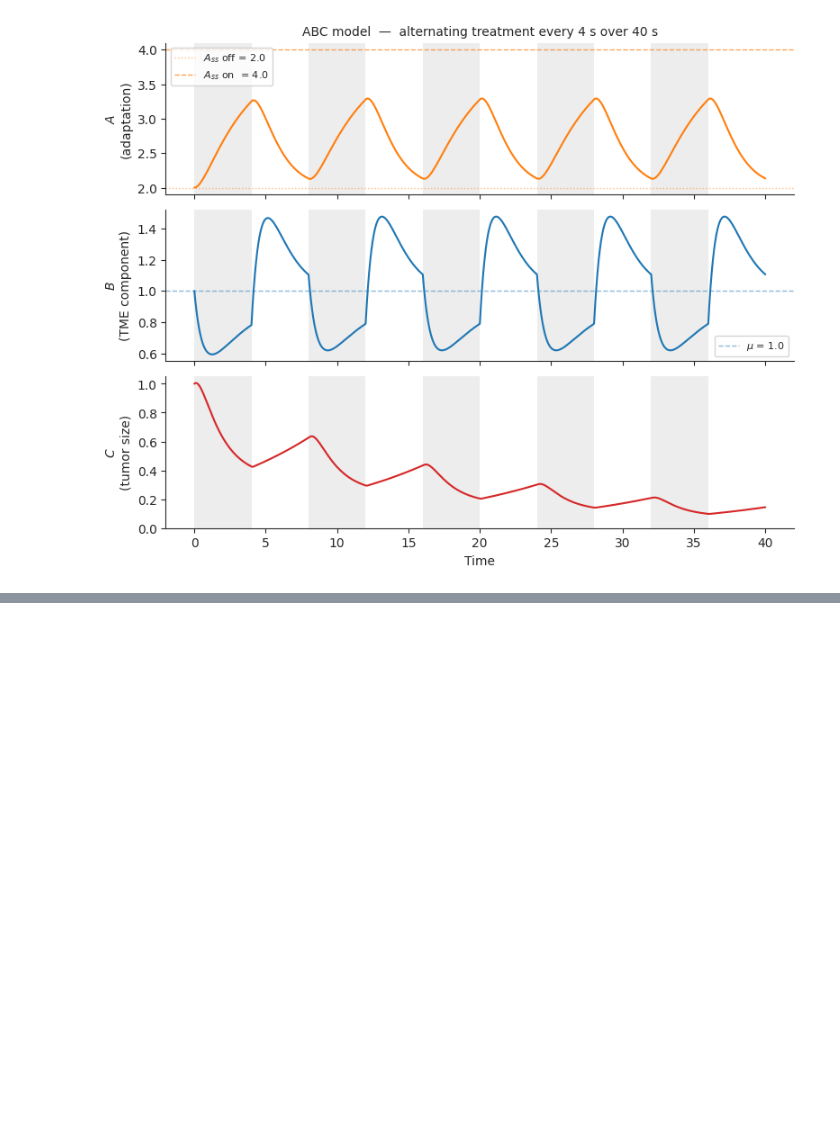
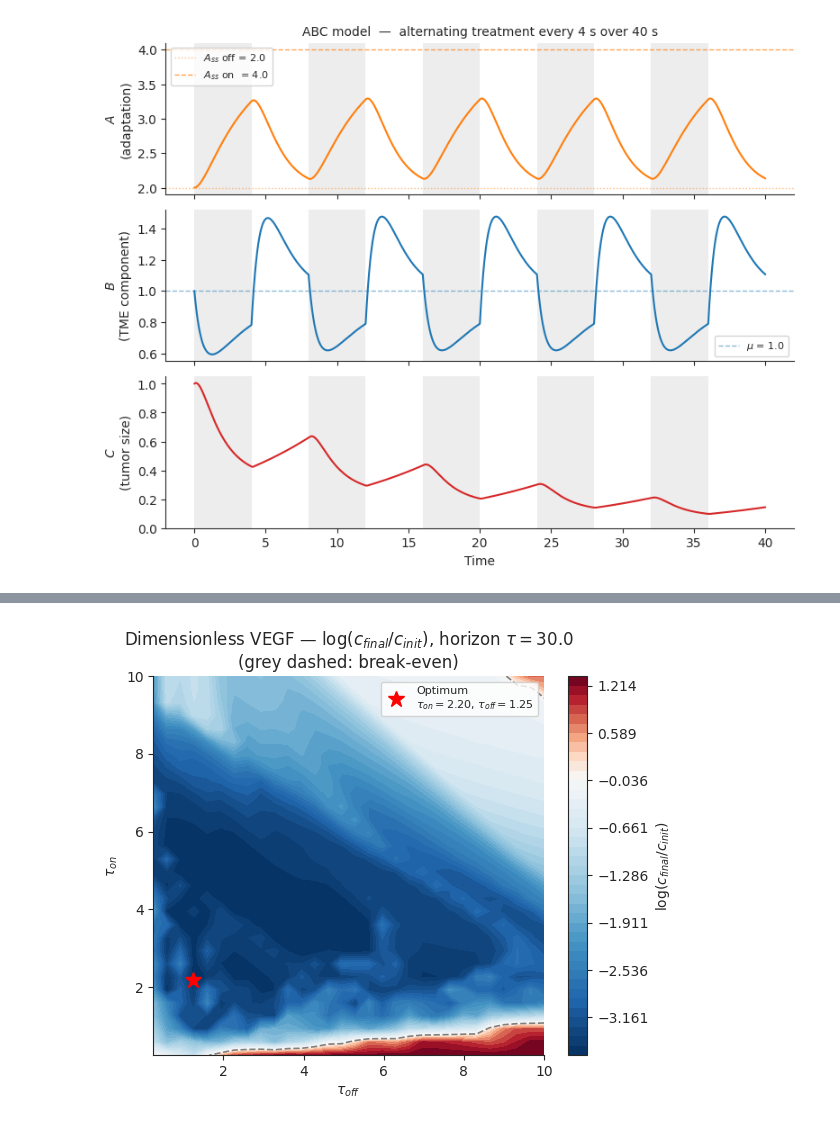
Before and after one commit to Liamir/autodiff-control, a Jupyter notebook: notebooks/abc_model.ipynb, the cells around one changed output, grey strips where cells are left out. Cells and saved outputs as stored; diff of their text form; code cells hidden in the pictures; blank space fills up the shorter version.

```diff
--- a/notebooks/abc_model.ipynb
+++ b/notebooks/abc_model.ipynb
@@ -1388,0 +898,94 @@ Total Shrinkage Integral per Cycle: 1.6567
+# %%
+from scipy.optimize import minimize
+from matplotlib.colors import TwoSlopeNorm, Normalize
+
+T_horizon = 30.0  # total dimensionless treatment horizon
+
+def _integrate_dl(y0, T, delta, rtol=1e-4, atol=1e-7):
+    """Integrate vegf_dimless_rhs over [0, T]. Returns None on failure."""
+    sol = solve_ivp(
+        lambda tau, y: vegf_dimless_rhs(tau, y, delta),
+        (0, T), y0, method='RK45', rtol=rtol, atol=atol,
+    )
+    result = list(sol.y[:, -1])
+    if not all(np.isfinite(v) for v in result):
+        return None
+    return result
+
+def J_horizon_dl(tau_on, tau_off):
+    """Log-fold change in tumor size over a fixed time horizon (negative = shrinkage).
+    Cycles on/off until T_horizon, truncating the last phase if needed."""
+    y_cur = list(y0_dl)
+    c_init = y_cur[3]
+    t_elapsed = 0.0
+    while t_elapsed < T_horizon:
+        # ON phase
+        t_on = min(tau_on, T_horizon - t_elapsed)
+        y_cur = _integrate_dl(y_cur, t_on, True)
+        if y_cur is None: return np.nan
+        t_elapsed += t_on
+        if t_elapsed >= T_horizon:
+            break
+        # OFF phase
+        t_off = min(tau_off, T_horizon - t_elapsed)
+        y_cur = _integrate_dl(y_cur, t_off, False)
+        if y_cur is None: return np.nan
+        t_elapsed += t_off
+    val = np.log(y_cur[3] / c_init)
+    return val if np.isfinite(val) else np.nan
+
+# ── 2D heatmap ────────────────────────────────────────────────────────
+tau_on_grid  = np.linspace(0.25, 10, 30)
+tau_off_grid = np.linspace(0.25, 10, 30)
+J_grid_dl = np.array([[J_horizon_dl(ton, toff)
+                        for toff in tau_off_grid]
+                       for ton  in tau_on_grid])
+
+n_failed = np.sum(~np.isfinite(J_grid_dl))
+print(f"Heatmap computed. Failed points (NaN): {n_failed} / {J_grid_dl.size}")
+
+# ── Joint optimization ────────────────────────────────────────────────
+res_dl = minimize(
+    lambda x: J_horizon_dl(x[0], x[1]),
+    x0=[tau_on_grid[np.unravel_index(np.nanargmin(J_grid_dl), J_grid_dl.shape)[0]],
+        tau_off_grid[np.unravel_index(np.nanargmin(J_grid_dl), J_grid_dl.shape)[1]]],
+    bounds=[(0.1, 15), (0.1, 15)],
+    method='L-BFGS-B'
+)
+tau_on_opt, tau_off_opt = res_dl.x
+J_opt_dl = res_dl.fun
+print(f"Optimal τ_on = {tau_on_opt:.3f},  τ_off = {tau_off_opt:.3f},  log(c_final/c_init) = {J_opt_dl:.4f}")
+
+fig, ax = plt.subplots(figsize=(6, 5))
+J_masked_dl = np.ma.masked_invalid(J_grid_dl)
+vmin_val, vmax_val = np.nanmin(J_grid_dl), np.nanmax(J_grid_dl)
+# Build norm and levels so that white always lands at 0.
+# TwoSlopeNorm handles the mixed case; for one-sided data we use a symmetric
+# Normalize (so 0 maps to the white midpoint of RdBu_r) with levels clipped to
+# the actual data range so the colorbar only shows the relevant portion.
+if vmin_val < 0 < vmax_val:
+    norm   = TwoSlopeNorm(vcenter=0.0, vmin=vmin_val, vmax=vmax_val)
+    levels = np.linspace(vmin_val, vmax_val, 41)
+elif vmin_val >= 0:   # all growth — white at 0, red above
+    norm   = Normalize(vmin=-vmax_val, vmax=vmax_val)
+    levels = np.linspace(0.0, vmax_val, 41)
+else:                  # all shrinkage — blue below, white at 0
+    norm   = Normalize(vmin=vmin_val, vmax=-vmin_val)
+    levels = np.linspace(vmin_val, 0.0, 41)
+im = ax.contourf(tau_off_grid, tau_on_grid, J_masked_dl, levels=levels, cmap='RdBu_r', norm=norm)
+fig.colorbar(im, ax=ax, label=r'$\log(c_{final}/c_{init})$')
+# only draw break-even contour if zero is within the data range
+if vmin_val < 0 < vmax_val:
+    ax.contour(tau_off_grid, tau_on_grid, J_masked_dl,
+               levels=[0], colors='grey', linewidths=1.2, linestyles='--')
+ax.plot(tau_off_opt, tau_on_opt, 'r*', ms=12,
+        label=f'Optimum\n$\\tau_{{on}}={tau_on_opt:.2f}$, $\\tau_{{off}}={tau_off_opt:.2f}$')
+ax.set_xlabel(r'$\tau_{off}$')
+ax.set_ylabel(r'$\tau_{on}$')
+ax.set_title(rf'Dimensionless VEGF — $\log(c_{{final}}/c_{{init}})$, horizon $\tau={T_horizon}$'
+             '\n(grey dashed: break-even)')
+ax.legend(fontsize=8, loc='upper right')
+clean_ax(ax)
+plt.tight_layout()
+plt.show()
+# %% [output]
@@ -1388,0 +994 @@ Total Shrinkage Integral per Cycle: 1.6567
+[figure, added]
```
Also changed, not shown: parts of 31 cells of this notebook, 11 other files.
